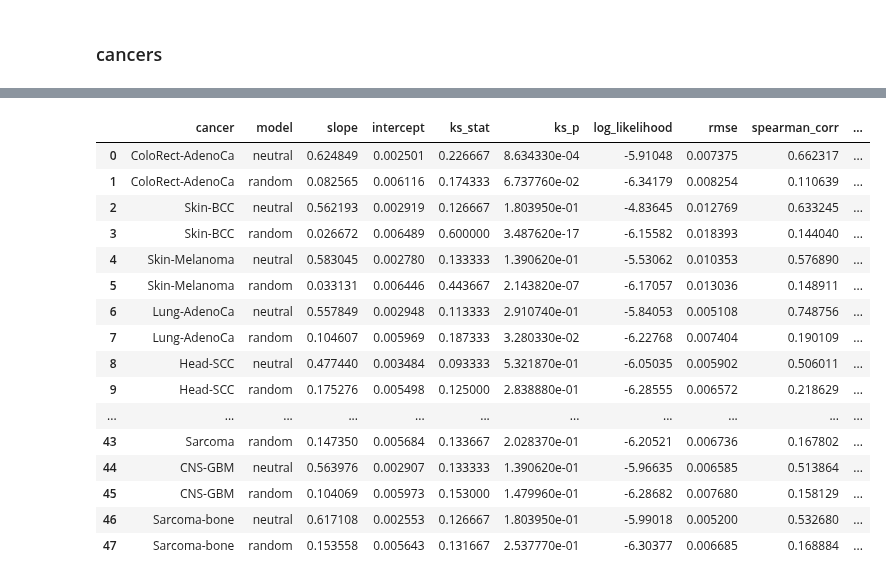
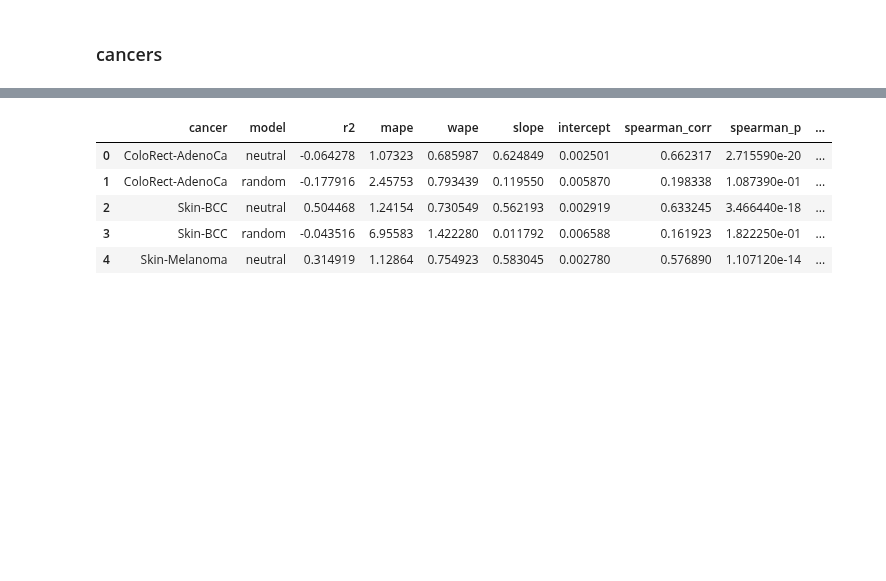
Before and after one commit to mitoclub/AminoAcidShift, a Jupyter notebook: PCAWG/extract_missense_variants.ipynb, the cells around one changed output, grey strips where cells are left out. Cells and saved outputs as stored; diff of their text form; code cells hidden in the pictures; blank space fills up the shorter version.

```diff
--- a/PCAWG/extract_missense_variants.ipynb
+++ b/PCAWG/extract_missense_variants.ipynb
@@ -244,6 +242,8 @@ df_met = pd.read_csv('./data/nuclear_somatic_fit_metrics_cancers.csv')
 # %%
+df_met = pd.read_csv('./data/nuclear_somatic_fit_metrics_cancers.csv').query('mut_count > 4000')
+
 sns.catplot(df_met.melt(['cancer', 'model'],
-                        ['ks_stat', 'accuracy', 'spearman_corr', 'slope'], var_name='metric'),
+                        ['r2', 'spearman_corr', 'mut_count', ], var_name='metric'),
             hue='cancer', y='value', x='model', col='metric', sharey=False, col_wrap=2,
             kind='point', order=['random', 'neutral'], palette='tab20')
 # %% [output]
@@ -252,20 +252,9 @@ sns.catplot(df_met.melt(['cancer', 'model'],
 # %%
-df_met
+df_met.head()
 # %% [output]
-|  | cancer | model | slope | intercept | ks_stat | ks_p | log_likelihood | rmse | spearman_corr | ... |
-| 0 | ColoRect-AdenoCa | neutral | 0.624849 | 0.002501 | 0.226667 | 8.634330e-04 | -5.91048 | 0.007375 | 0.662317 | ... |
-| 1 | ColoRect-AdenoCa | random | 0.082565 | 0.006116 | 0.174333 | 6.737760e-02 | -6.34179 | 0.008254 | 0.110639 | ... |
-| 2 | Skin-BCC | neutral | 0.562193 | 0.002919 | 0.126667 | 1.803950e-01 | -4.83645 | 0.012769 | 0.633245 | ... |
-| 3 | Skin-BCC | random | 0.026672 | 0.006489 | 0.600000 | 3.487620e-17 | -6.15582 | 0.018393 | 0.144040 | ... |
-| 4 | Skin-Melanoma | neutral | 0.583045 | 0.002780 | 0.133333 | 1.390620e-01 | -5.53062 | 0.010353 | 0.576890 | ... |
-| 5 | Skin-Melanoma | random | 0.033131 | 0.006446 | 0.443667 | 2.143820e-07 | -6.17057 | 0.013036 | 0.148911 | ... |
-| 6 | Lung-AdenoCa | neutral | 0.557849 | 0.002948 | 0.113333 | 2.910740e-01 | -5.84053 | 0.005108 | 0.748756 | ... |
-| 7 | Lung-AdenoCa | random | 0.104607 | 0.005969 | 0.187333 | 3.280330e-02 | -6.22768 | 0.007404 | 0.190109 | ... |
-| 8 | Head-SCC | neutral | 0.477440 | 0.003484 | 0.093333 | 5.321870e-01 | -6.05035 | 0.005902 | 0.506011 | ... |
-| 9 | Head-SCC | random | 0.175276 | 0.005498 | 0.125000 | 2.838880e-01 | -6.28555 | 0.006572 | 0.218629 | ... |
-| ... | ... | ... | ... | ... | ... | ... | ... | ... | ... | ... |
-| 43 | Sarcoma | random | 0.147350 | 0.005684 | 0.133667 | 2.028370e-01 | -6.20521 | 0.006736 | 0.167802 | ... |
-| 44 | CNS-GBM | neutral | 0.563976 | 0.002907 | 0.133333 | 1.390620e-01 | -5.96635 | 0.006585 | 0.513864 | ... |
-| 45 | CNS-GBM | random | 0.104069 | 0.005973 | 0.153000 | 1.479960e-01 | -6.28682 | 0.007680 | 0.158129 | ... |
-| 46 | Sarcoma-bone | neutral | 0.617108 | 0.002553 | 0.126667 | 1.803950e-01 | -5.99018 | 0.005200 | 0.532680 | ... |
-| 47 | Sarcoma-bone | random | 0.153558 | 0.005643 | 0.131667 | 2.537770e-01 | -6.30377 | 0.006685 | 0.168884 | ... |
+|  | cancer | model | r2 | mape | wape | slope | intercept | spearman_corr | spearman_p | ... |
+| 0 | ColoRect-AdenoCa | neutral | -0.064278 | 1.07323 | 0.685987 | 0.624849 | 0.002501 | 0.662317 | 2.715590e-20 | ... |
+| 1 | ColoRect-AdenoCa | random | -0.177916 | 2.45753 | 0.793439 | 0.119550 | 0.005870 | 0.198338 | 1.087390e-01 | ... |
+| 2 | Skin-BCC | neutral | 0.504468 | 1.24154 | 0.730549 | 0.562193 | 0.002919 | 0.633245 | 3.466440e-18 | ... |
+| 3 | Skin-BCC | random | -0.043516 | 6.95583 | 1.422280 | 0.011792 | 0.006588 | 0.161923 | 1.822250e-01 | ... |
+| 4 | Skin-Melanoma | neutral | 0.314919 | 1.12864 | 0.754923 | 0.583045 | 0.002780 | 0.576890 | 1.107120e-14 | ... |
```
Also changed, not shown: parts of 3 cells of this notebook, 2 other files.
